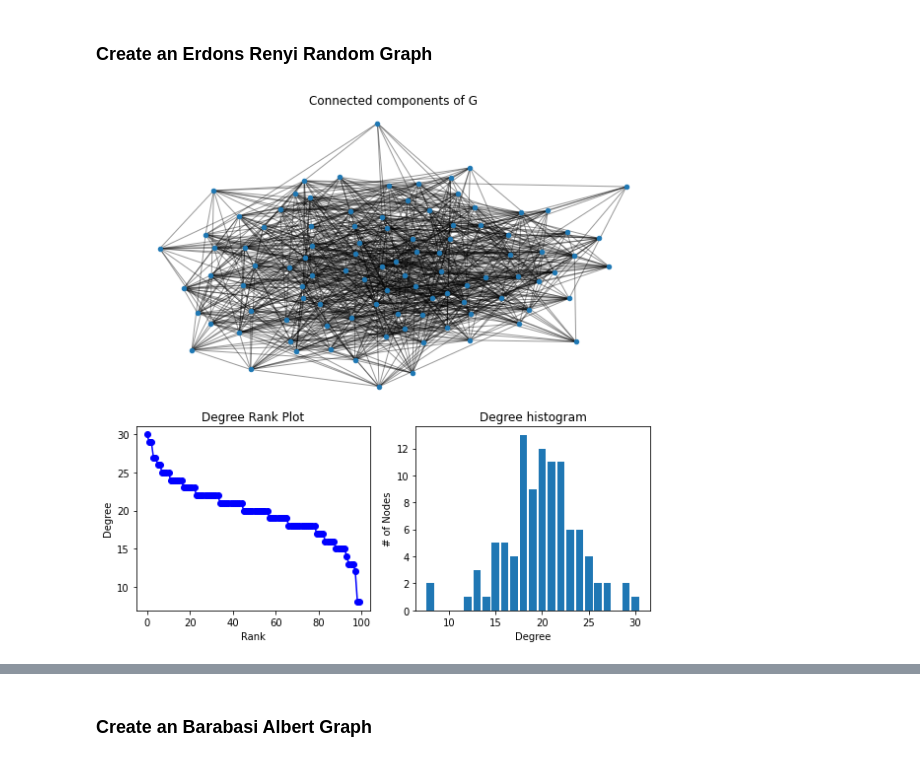
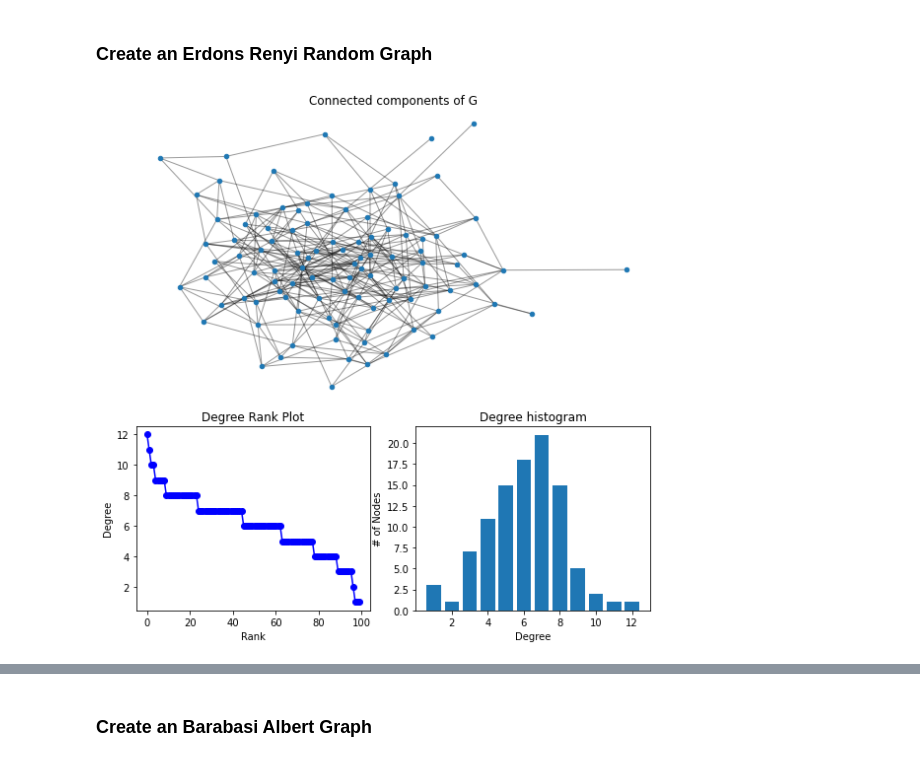
Before and after one commit to gatto/ds-network-analysis, a Jupyter notebook: py/Part_2_Network_Analysis.ipynb, the cells around one changed output, grey strips where cells are left out. Saved outputs shown, nothing was run; the diff lists cells and outputs as text; code cells hidden in the pictures.

```diff
--- a/py/Part_2_Network_Analysis.ipynb
+++ b/py/Part_2_Network_Analysis.ipynb
@@ -150,36 +174,36 @@ Centrality analysis
 # %% [markdown]
 ### Create an Erdons Renyi Random Graph
 # %%
-er = nx.erdos_renyi_graph(n = 100, p= 0.2, seed = 21)
+er = nx.erdos_renyi_graph(n = G.number_of_nodes(), p= 0.06, seed = 21)
 # %%
-degree_sequence = sorted((d for n, d in er.degree()), reverse=True)
-dmax_er = max(degree_sequence)
+degree_sequence_e = sorted((d for n, d in er.degree()), reverse=True)
+dmax_er = max(degree_sequence_e)
 
 fig = plt.figure("Degree of a random graph", figsize=(8, 8))
 # Create a gridspec for adding subplots of different sizes
 axgrid = fig.add_gridspec(5, 4)
 
 ax0 = fig.add_subplot(axgrid[0:3, :])
 Gcc_e = er.subgraph(sorted(nx.connected_components(er), key=len, reverse=True)[0])
-pos = nx.spring_layout(Gcc_e, seed=21)
-nx.draw_networkx_nodes(Gcc_e, pos, ax=ax0, node_size=20)
-nx.draw_networkx_edges(Gcc_e, pos, ax=ax0, alpha=0.4)
+pos_e = nx.spring_layout(Gcc_e, seed=21)
+nx.draw_networkx_nodes(Gcc_e, pos_e, ax=ax0, node_size=20)
+nx.draw_networkx_edges(Gcc_e, pos_e, ax=ax0, alpha=0.4)
 ax0.set_title("Connected components of G")
 ax0.set_axis_off()
 
 ax1 = fig.add_subplot(axgrid[3:, :2])
-ax1.plot(degree_sequence, "b-", marker="o")
+ax1.plot(degree_sequence_e, "b-", marker="o")
 ax1.set_title("Degree Rank Plot")
 ax1.set_ylabel("Degree")
 ax1.set_xlabel("Rank")
 
 ax2 = fig.add_subplot(axgrid[3:, 2:])
-ax2.bar(*np.unique(degree_sequence, return_counts=True))
+ax2.bar(*np.unique(degree_sequence_e, return_counts=True))
 ax2.set_title("Degree histogram")
 ax2.set_xlabel("Degree")
 ax2.set_ylabel("# of Nodes")
 
 fig.tight_layout()
 plt.show()
 # %% [output]
-[figure, old version]
+[figure, new version]
```
Also changed, not shown: parts of 43 cells of this notebook, 1 other file.
